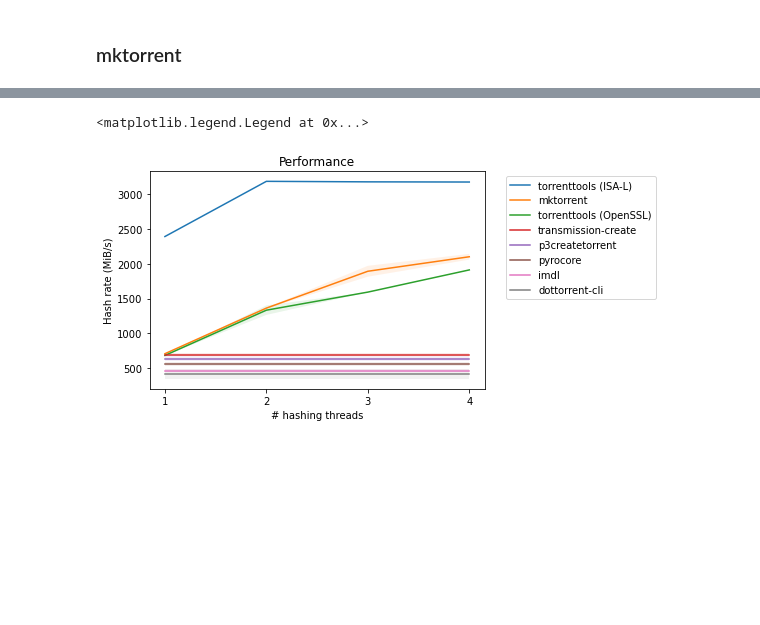
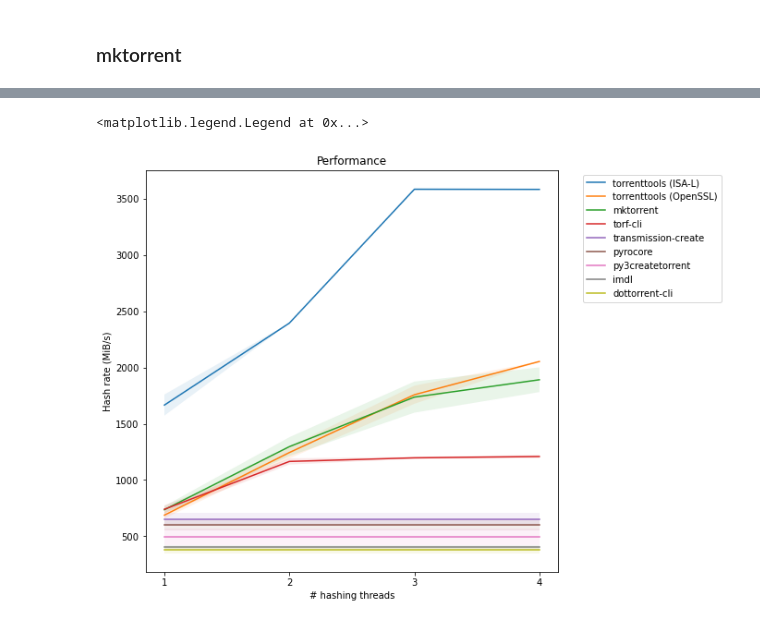
Before and after one commit to fbdtemme/torrenttools, a Jupyter notebook: benchmark/benchmark.ipynb, the cells around one changed output, grey strips where cells are left out. Saved outputs shown, nothing was run; the diff lists cells and outputs as text; code cells hidden in the pictures; blank space fills up the shorter version.

Commit message:
Update benchmark

```diff
--- a/benchmark/benchmark.ipynb
+++ b/benchmark/benchmark.ipynb
@@ -17,7 +15,7 @@ if password is None:
 # %% [output]
 [sudo] password for fbdtemme:
 # %%
-pwd = "/mnt/ramdisk"
+pwd = "/mnt/tmpfs"
 max_threads = 4
 iterations = 5
 target = 'distros'
@@ -246,0 +245,2 @@ sys     0m2.130s
+# %%
+torf_data = run_benchmark("torf-cli")
@@ -252,8 +270,9 @@ benchmark_data = {
     "pyrocore": pyrocore_data,
     "transmission-create": transmission_create_data,
     "py3createtorrent" : py3createtorrent_data,
+    "torf-cli": torf_data,
     "torrenttools (OpenSSL)": torrenttools_openssl_data,
-    "torrenttools (ISA-L)": torrenttools_isal_data
+    "torrenttools (ISA-L)": torrenttools_isal_data,
 }
 # %%
 programs = list(benchmark_data.keys())
@@ -297,28 +317,28 @@ df
 # %%
 import matplotlib.cm
-fig, ax = plt.subplots(1, 1)
+fig, ax = plt.subplots(1, 1, figsize=(8, 8))
 
 programs = df.index.unique(level=1)
 threads = df.index.unique(level=0)
 programs_by_max_speed = {}
 
 for program in programs:
     sm = df.loc[df.index.get_level_values(1) == program, "speed_mean"]
     programs_by_max_speed[program] = np.max(sm)
 
 sorted_programs = sorted(programs_by_max_speed.keys(), key=lambda x : programs_by_max_speed[x], reverse=True)
 
 for idx, program in enumerate(sorted_programs):
     sm = df.loc[df.index.get_level_values(1) == program, "speed_mean"]
     sd = df.loc[df.index.get_level_values(1) == program, "speed_stddev"]
     ax.plot(threads, sm)
     ax.fill_between(threads, sm - sd, sm + sd, alpha=0.1)
 
 ax.set_title("Performance")
 ax.set_xlabel("# hashing threads")
 ax.set_ylabel("Hash rate (MiB/s)")
 ax.set_xticks(list(range(1, max_threads+1)))
 ax.legend(sorted_programs, bbox_to_anchor=(1.05, 1), loc='upper left')
 # %% [output]
 <matplotlib.legend.Legend at 0x...>
-[figure, old version]
+[figure, new version]
```
Also changed, not shown: parts of 14 cells of this notebook, 2 other files.
